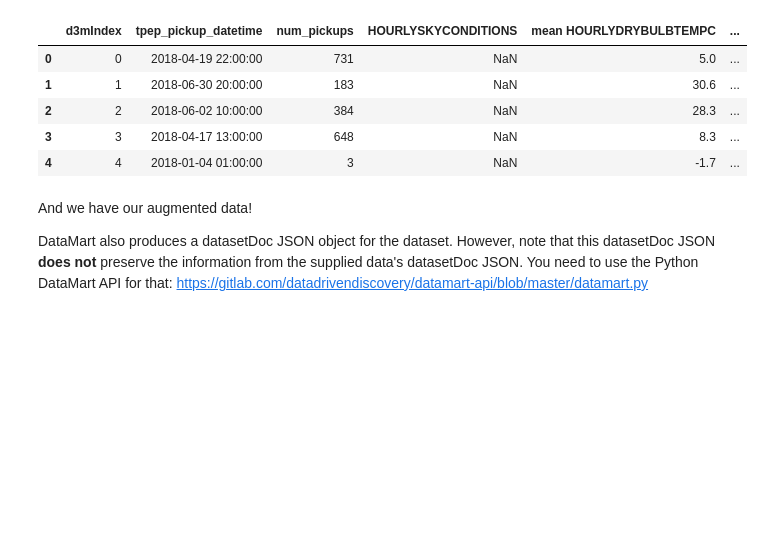
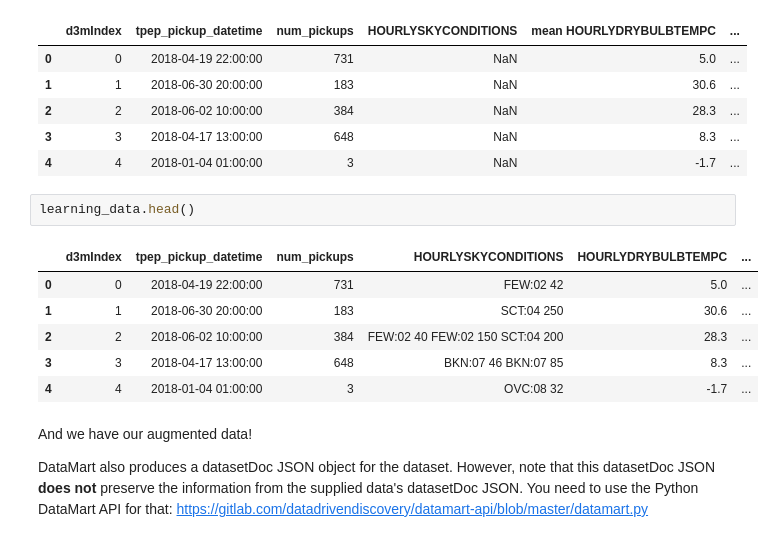
Before and after one commit to VIDA-NYU/auctus, a Jupyter notebook: examples/rest-api-ny-taxi-demand.ipynb, the cells around one changed output. Drawn from its saved outputs; the diff is of its cells as text; blank space fills up the shorter version.

```diff
--- a/examples/rest-api-ny-taxi-demand.ipynb
+++ b/examples/rest-api-ny-taxi-demand.ipynb
@@ -230,6 +230,15 @@ learning_data.head()
 | 2 | 2 | 2018-06-02 10:00:00 | 384 | NaN | 28.3 | ... |
 | 3 | 3 | 2018-04-17 13:00:00 | 648 | NaN | 8.3 | ... |
 | 4 | 4 | 2018-01-04 01:00:00 | 3 | NaN | -1.7 | ... |
+# %%
+learning_data.head()
+# %% [output]
+|  | d3mIndex | tpep_pickup_datetime | num_pickups | HOURLYSKYCONDITIONS | HOURLYDRYBULBTEMPC | ... |
+| 0 | 0 | 2018-04-19 22:00:00 | 731 | FEW:02 42 | 5.0 | ... |
+| 1 | 1 | 2018-06-30 20:00:00 | 183 | SCT:04 250 | 30.6 | ... |
+| 2 | 2 | 2018-06-02 10:00:00 | 384 | FEW:02 40 FEW:02 150 SCT:04 200 | 28.3 | ... |
+| 3 | 3 | 2018-04-17 13:00:00 | 648 | BKN:07 46 BKN:07 85 | 8.3 | ... |
+| 4 | 4 | 2018-01-04 01:00:00 | 3 | OVC:08 32 | -1.7 | ... |
 # %% [markdown]
 And we have our augmented data!
 
```
Also changed, not shown: parts of 3 cells of this notebook, 1 other file.
